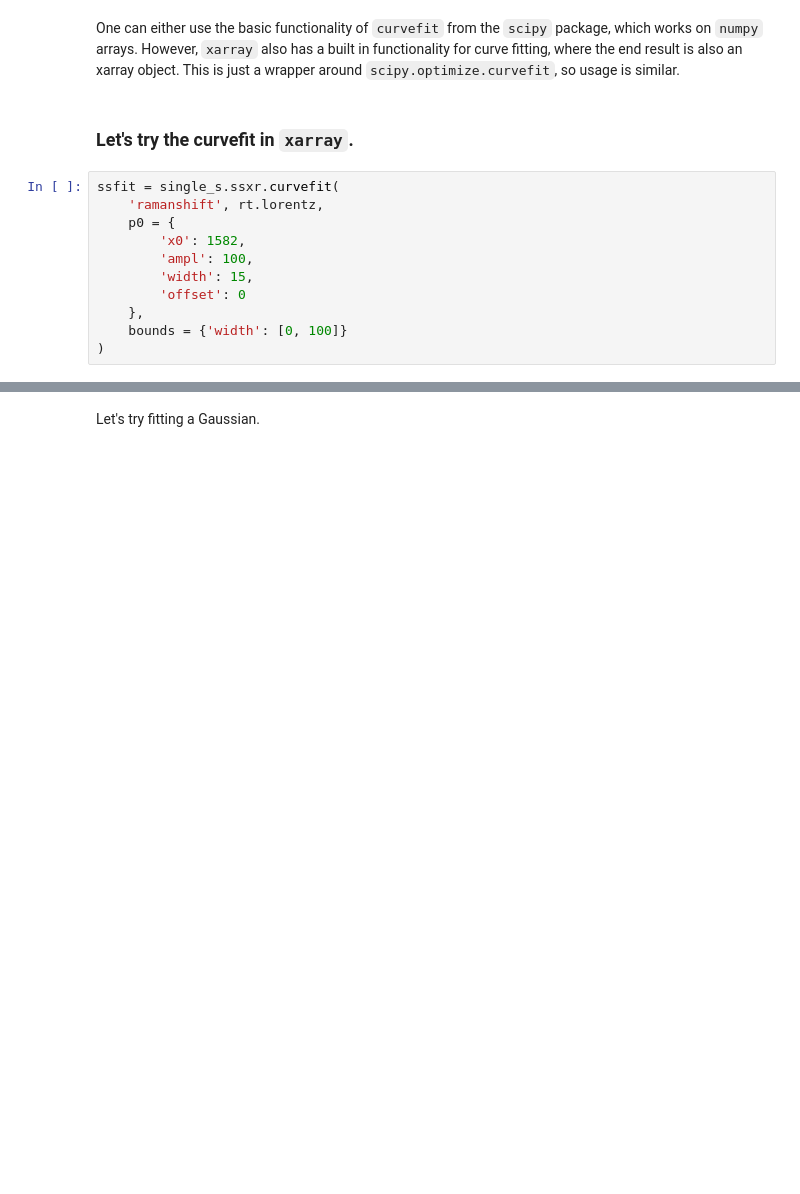
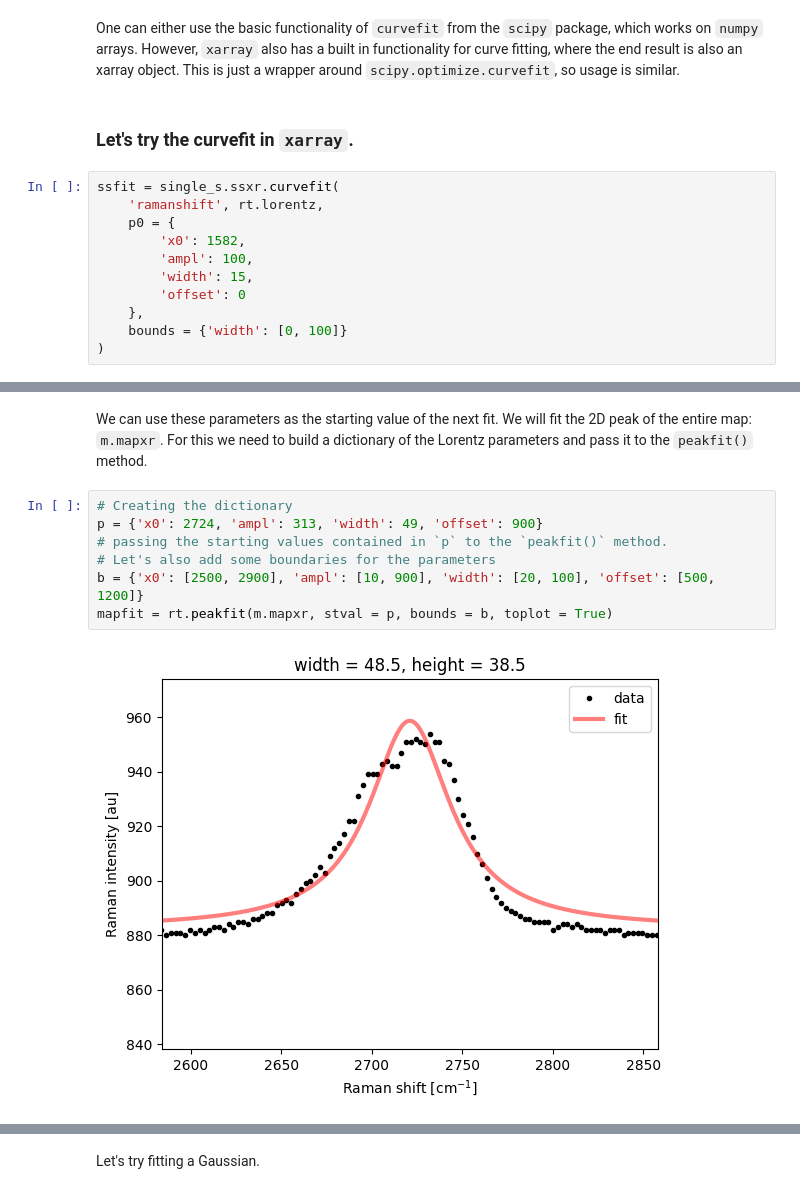
Before and after one commit to zrbyte/ramantools, a Jupyter notebook: ramantools tutorial.ipynb, the cells around one changed output, grey strips where cells are left out. Drawn from its saved outputs; the diff is of its cells as text; blank space fills up the shorter version.

```diff
--- a/ramantools tutorial.ipynb
+++ b/ramantools tutorial.ipynb
@@ -461,0 +491,11 @@ pl.legend()
+# %% [markdown]
+We can use these parameters as the starting value of the next fit. We will fit the 2D peak of the entire map: `m.mapxr`. For this we need to build a dictionary of the Lorentz parameters and pass it to the `peakfit()` method.
+# %%
+# Creating the dictionary
+p = {'x0': 2724, 'ampl': 313, 'width': 49, 'offset': 900}
+# passing the starting values contained in `p` to the `peakfit()` method.
+# Let's also add some boundaries for the parameters
+b = {'x0': [2500, 2900], 'ampl': [10, 900], 'width': [20, 100], 'offset': [500, 1200]}
+mapfit = rt.peakfit(m.mapxr, stval = p, bounds = b, toplot = True)
+# %% [output]
+[figure, added]
```
Also changed, not shown: parts of 18 cells of this notebook, 10 other files.
